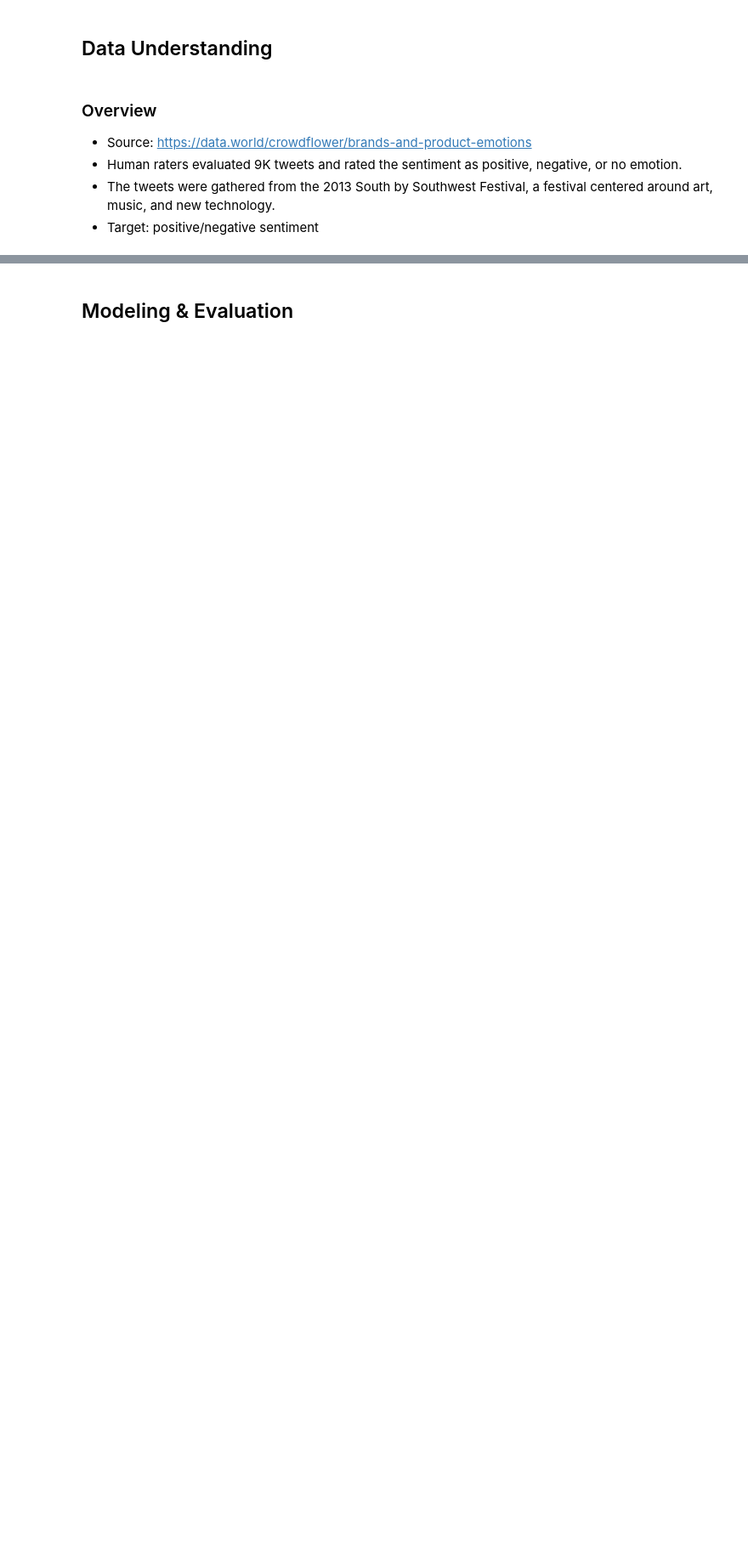
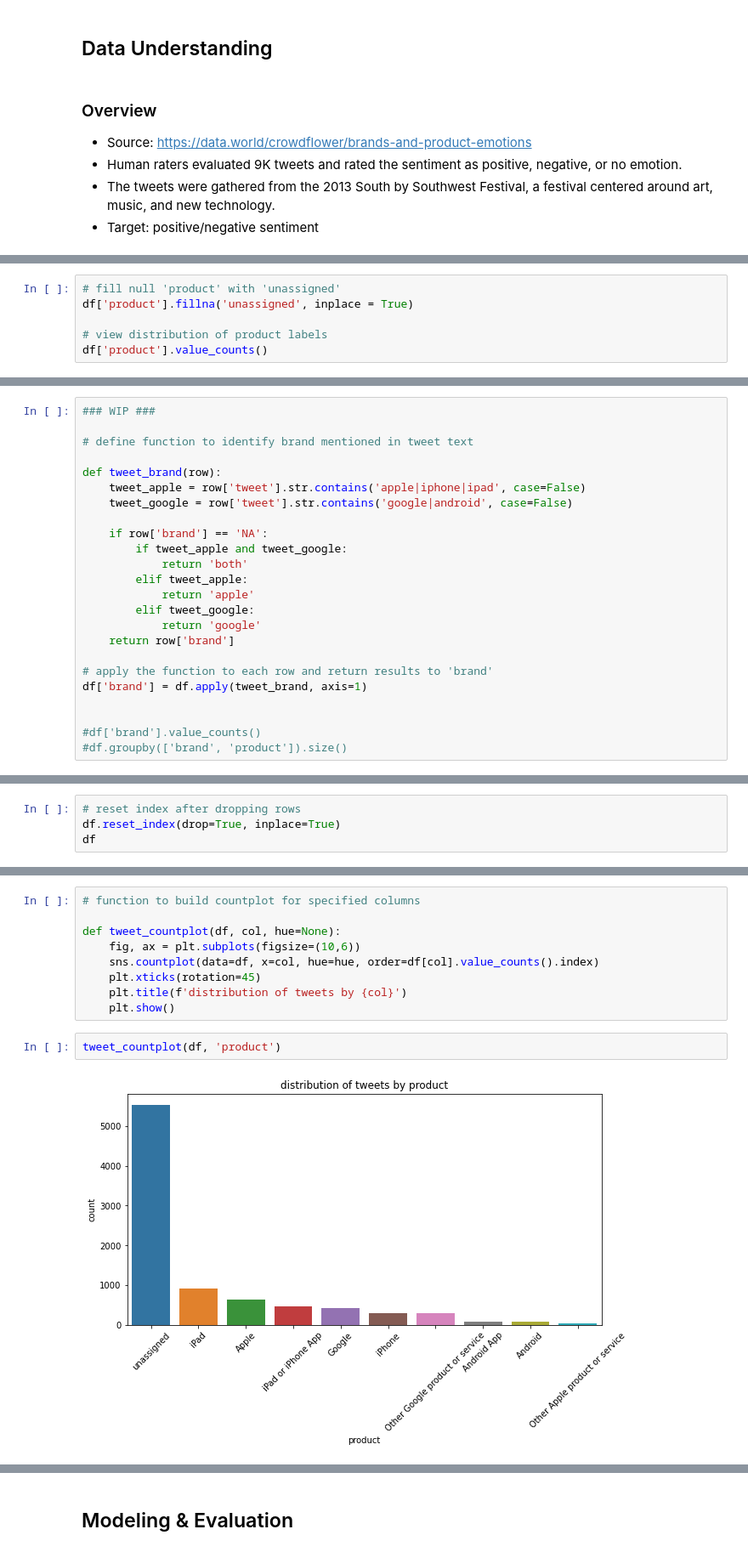
Before and after one commit to meghana-pakala/NLP-project, a Jupyter notebook: final.ipynb, the cells around one changed output, grey strips where cells are left out. Shown at 85% size. Saved outputs shown, nothing was run; the diff lists cells and outputs as text; blank space fills up the shorter version.

```diff
--- a/final.ipynb
+++ b/final.ipynb
@@ -20,0 +87,6 @@
+# %%
+# fill null 'product' with 'unassigned'
+df['product'].fillna('unassigned', inplace = True)
+
+# view distribution of product labels
+df['product'].value_counts()
@@ -20,0 +134,24 @@
+# %%
+### WIP ###
+
+# define function to identify brand mentioned in tweet text
+
+def tweet_brand(row):
+    tweet_apple = row['tweet'].str.contains('apple|iphone|ipad', case=False)
+    tweet_google = row['tweet'].str.contains('google|android', case=False)
+
+    if row['brand'] == 'NA':
+        if tweet_apple and tweet_google:
+            return 'both'
+        elif tweet_apple:
+            return 'apple'
+        elif tweet_google:
+            return 'google'
+    return row['brand']
+
+# apply the function to each row and return results to 'brand'
+df['brand'] = df.apply(tweet_brand, axis=1)
+
+
+#df['brand'].value_counts()
+#df.groupby(['brand', 'product']).size()
@@ -20,0 +160,4 @@
+# %%
+# reset index after dropping rows
+df.reset_index(drop=True, inplace=True)
+df
@@ -20,0 +180,13 @@
+# %%
+# function to build countplot for specified columns
+
+def tweet_countplot(df, col, hue=None):
+    fig, ax = plt.subplots(figsize=(10,6))
+    sns.countplot(data=df, x=col, hue=hue, order=df[col].value_counts().index)
+    plt.xticks(rotation=45)
+    plt.title(f'distribution of tweets by {col}')
+    plt.show()
+# %%
+tweet_countplot(df, 'product')
+# %% [output]
+[figure, added]
```
Also changed, not shown: parts of 34 cells of this notebook.
